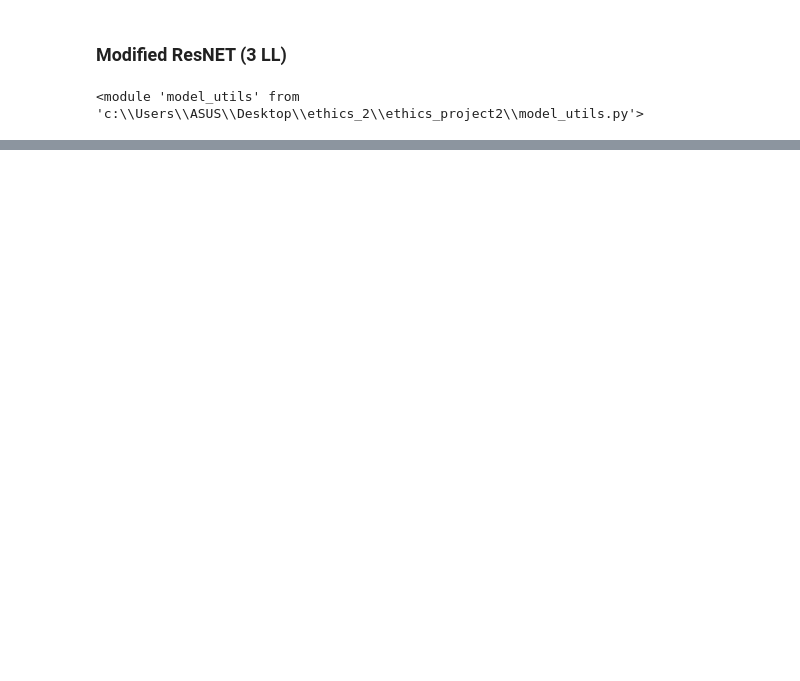
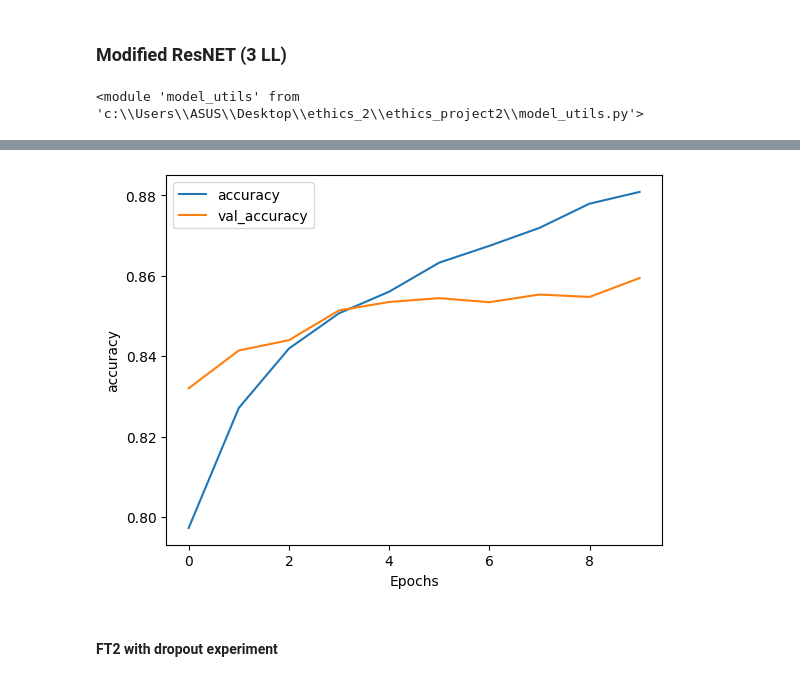
Before and after one commit to AngeloGalav/gauntlet, a Jupyter notebook: playground.ipynb, the cells around one changed output, grey strips where cells are left out. Cells and saved outputs as stored; diff of their text form; code cells hidden in the pictures; blank space fills up the shorter version.

```diff
--- a/playground.ipynb
+++ b/playground.ipynb
@@ -185,0 +227,10 @@ if artifacts != None:
+# %%
+dp_mod_resnet50 = model_utils.ModifiedResNet(original_resnet=resnet50(weights='IMAGENET1K_V1'))
+dp_mod_resnet50.prepare_for_ft()
+dp_mod_resnet50.to(device)
+
+optimizer = torch.optim.Adam(
+    filter(lambda p: p.requires_grad, dp_mod_resnet50.parameters()), lr=0.001
+)
+# %%
+artifacts = model_utils.train(dataloaders, loss_fn, optimizer, dp_mod_resnet50, "Dropout_ModResNet50", BATCH_SIZE, EPOCHS, loss_thresh=2.5, force_train=False)
@@ -186 +261,9 @@ if artifacts != None:
+# %%
+if artifacts != None:
+    losses, train_accs, test_accs = artifacts
+    plotter.plot_metrics((train_accs, test_accs), "accuracy")
+# %% [output]
+[figure, added]
+# %% [markdown]
+#### FT2 with dropout experiment
 # %%
```
Also changed, not shown: parts of 20 cells of this notebook, 2 other files.
